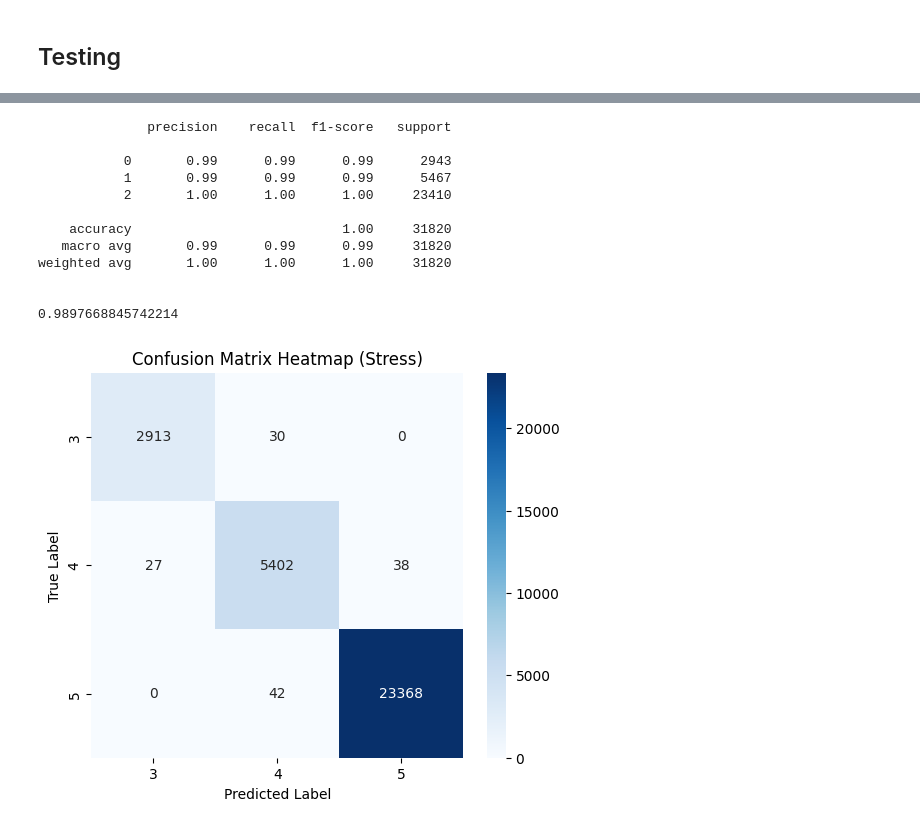
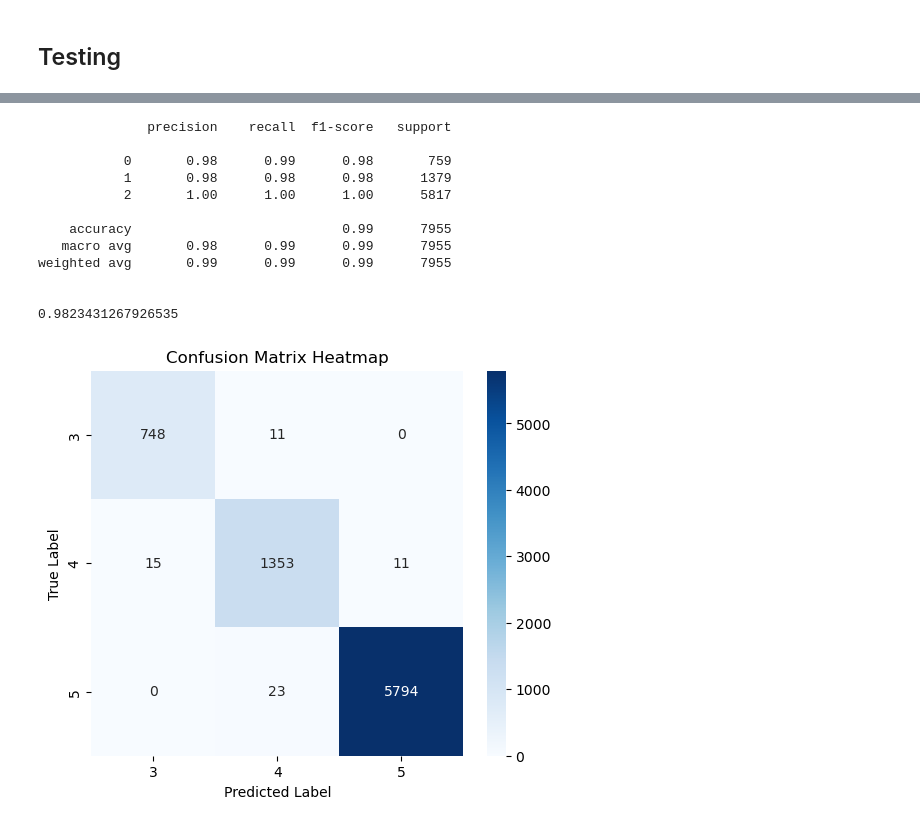
Before and after one commit to AADISHGARG05/Aura_Check, a Jupyter notebook: Scripts/main.ipynb, the cells around one changed output, grey strips where cells are left out. Saved outputs shown, nothing was run; the diff lists cells and outputs as text; code cells hidden in the pictures.

```diff
--- a/Scripts/main.ipynb
+++ b/Scripts/main.ipynb
@@ -565,0 +575,5 @@ pickle.dump(xgc, open("../models/xgc_model1_stress.pkl", "wb"))
+# %%
+X = test_data.drop(scores, axis=1)
+# %%
+test_data_scores = test_data[scores]
+test_data_scores
@@ -565,0 +594,7 @@ pickle.dump(xgc, open("../models/xgc_model1_stress.pkl", "wb"))
+# %%
+from sklearn.preprocessing import LabelEncoder
+
+le = LabelEncoder()
+test_data_scores["depression_score"] = le.fit_transform(test_data_scores["depression_score"])
+test_data_scores["anxiety_score"] = le.fit_transform(test_data_scores["anxiety_score"])
+test_data_scores["stress_score"] = le.fit_transform(test_data_scores["stress_score"])
@@ -566,3 +633,7 @@ pickle.dump(xgc, open("../models/xgc_model1_stress.pkl", "wb"))
+# %%
+test_depression = test_data_scores["depression_score"]
+test_anxiety = test_data_scores["anxiety_score"]
+test_stress = test_data_scores["stress_score"]
 # %%
 import pickle
 
@@ -633,34 +704,34 @@ weighted avg       1.00      1.00      1.00     31820
 # %%
 import pickle
 
 model = pickle.load(open("../models/xgc_model1_stress.pkl", 'rb'))
 
 test_preds_stress = model.predict(X)
 
 from sklearn.metrics import confusion_matrix, classification_report, matthews_corrcoef
 
-print(classification_report(stress_y, test_preds_stress))
+print(classification_report(test_stress, test_preds_stress))
 print()
-print(matthews_corrcoef(y_true=stress_y, y_pred=test_preds_stress))
+print(matthews_corrcoef(y_true=test_stress, y_pred=test_preds_stress))
 print()
-conf = confusion_matrix(y_true=stress_y, y_pred=test_preds_stress)
+conf = confusion_matrix(y_true=test_stress, y_pred=test_preds_stress)
 plt.figure(figsize=(6, 5))
 sns.heatmap(conf, annot=True, fmt='d', cmap='Blues', xticklabels=[3,4,5], yticklabels=[3,4,5])
 plt.xlabel("Predicted Label")
 plt.ylabel("True Label")
-plt.title("Confusion Matrix Heatmap (Stress)")
+plt.title("Confusion Matrix Heatmap")
 plt.show()
 # %% [output]
               precision    recall  f1-score   support
 
-           0       0.99      0.99      0.99      2943
-           1       0.99      0.99      0.99      5467
-           2       1.00      1.00      1.00     23410
+           0       0.98      0.99      0.98       759
+           1       0.98      0.98      0.98      1379
+           2       1.00      1.00      1.00      5817
 
-    accuracy                           1.00     31820
-   macro avg       0.99      0.99      0.99     31820
-weighted avg       1.00      1.00      1.00     31820
+    accuracy                           0.99      7955
+   macro avg       0.98      0.99      0.99      7955
+weighted avg       0.99      0.99      0.99      7955
 
 
-0.9897668845742214
+0.9823431267926535
-[figure, old version]
+[figure, new version]
```
Also changed, not shown: parts of 36 cells of this notebook, 16 other files.
